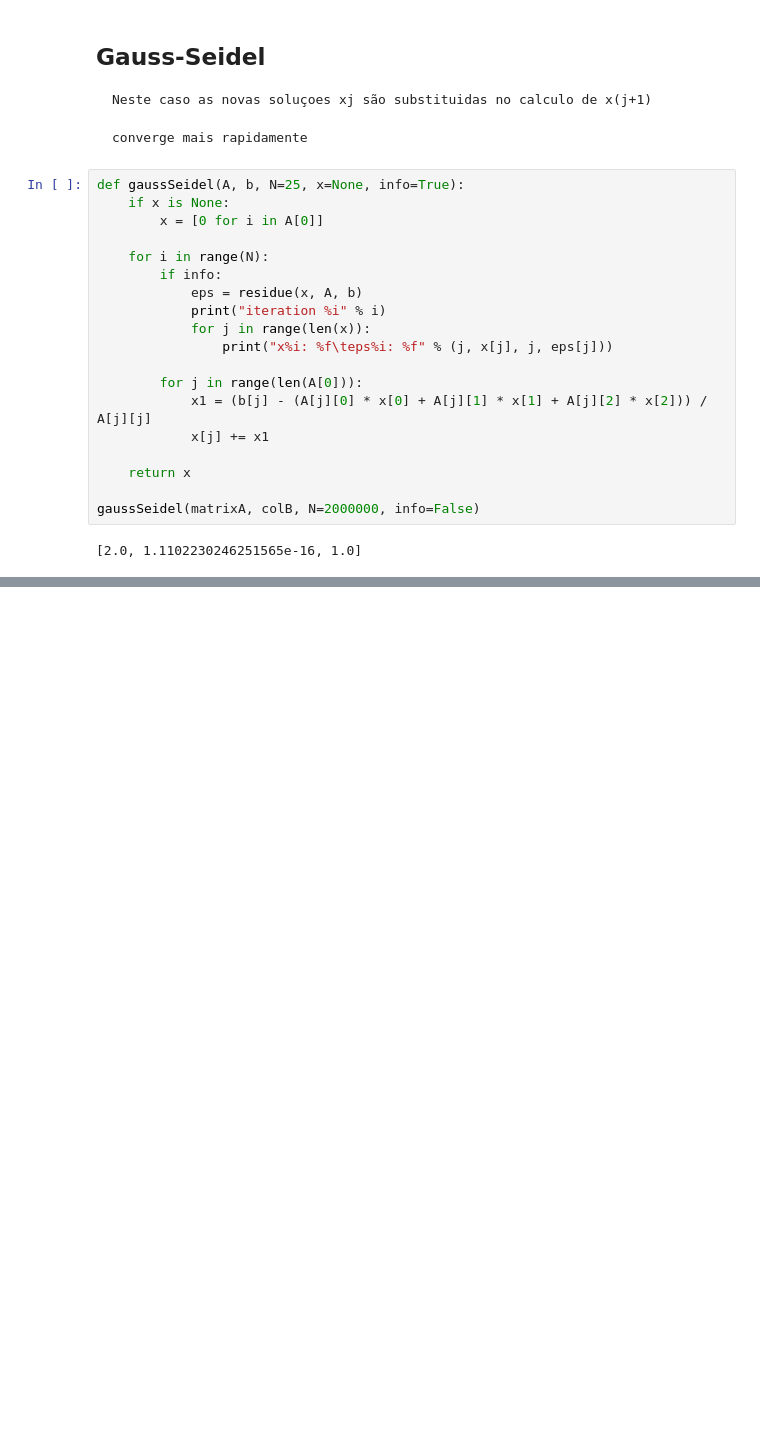
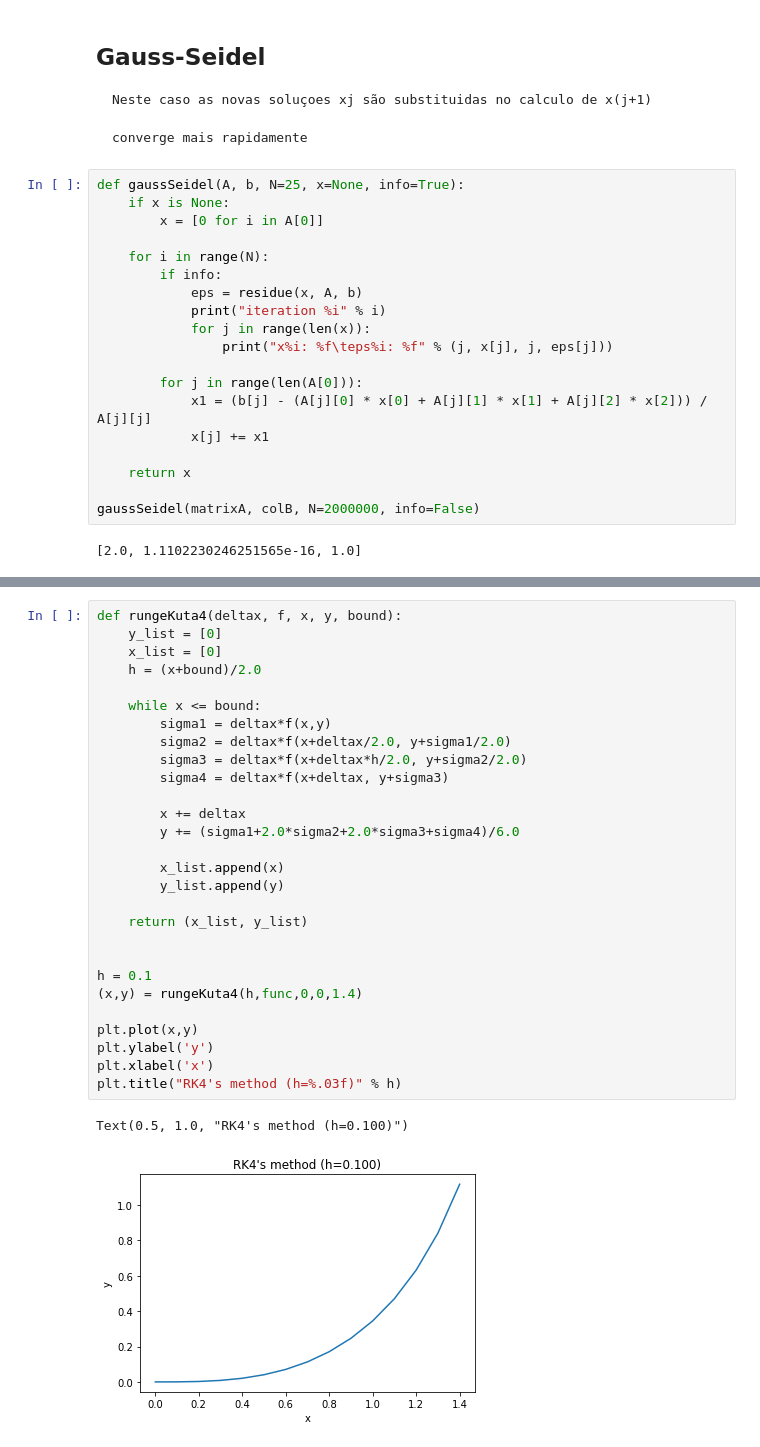
Before and after one commit to goncaloacteixeira/feup-mnum, a Jupyter notebook: test2/test2_revision_jumaruba.ipynb, the cells around one changed output, grey strips where cells are left out. Drawn from its saved outputs; the diff is of its cells as text; blank space fills up the shorter version.

```diff
--- a/test2/test2_revision_jumaruba.ipynb
+++ b/test2/test2_revision_jumaruba.ipynb
@@ -184,0 +328,31 @@ gaussSeidel(matrixA, colB, N=2000000, info=False)
+# %%
+def rungeKuta4(deltax, f, x, y, bound):
+    y_list = [0]
+    x_list = [0]
+    h = (x+bound)/2.0
+
+    while x <= bound:
+        sigma1 = deltax*f(x,y)
+        sigma2 = deltax*f(x+deltax/2.0, y+sigma1/2.0)
+        sigma3 = deltax*f(x+deltax*h/2.0, y+sigma2/2.0)
+        sigma4 = deltax*f(x+deltax, y+sigma3)
+
+        x += deltax
+        y += (sigma1+2.0*sigma2+2.0*sigma3+sigma4)/6.0
+
+        x_list.append(x)
+        y_list.append(y)
+
+    return (x_list, y_list)
+
+
+h = 0.1
+(x,y) = rungeKuta4(h,func,0,0,1.4)
+
+plt.plot(x,y)
+plt.ylabel('y')
+plt.xlabel('x')
+plt.title("RK4's method (h=%.03f)" % h)
+# %% [output]
+Text(0.5, 1.0, "RK4's method (h=0.100)")
+[figure, added]
```
Also changed, not shown: parts of 10 cells of this notebook.
